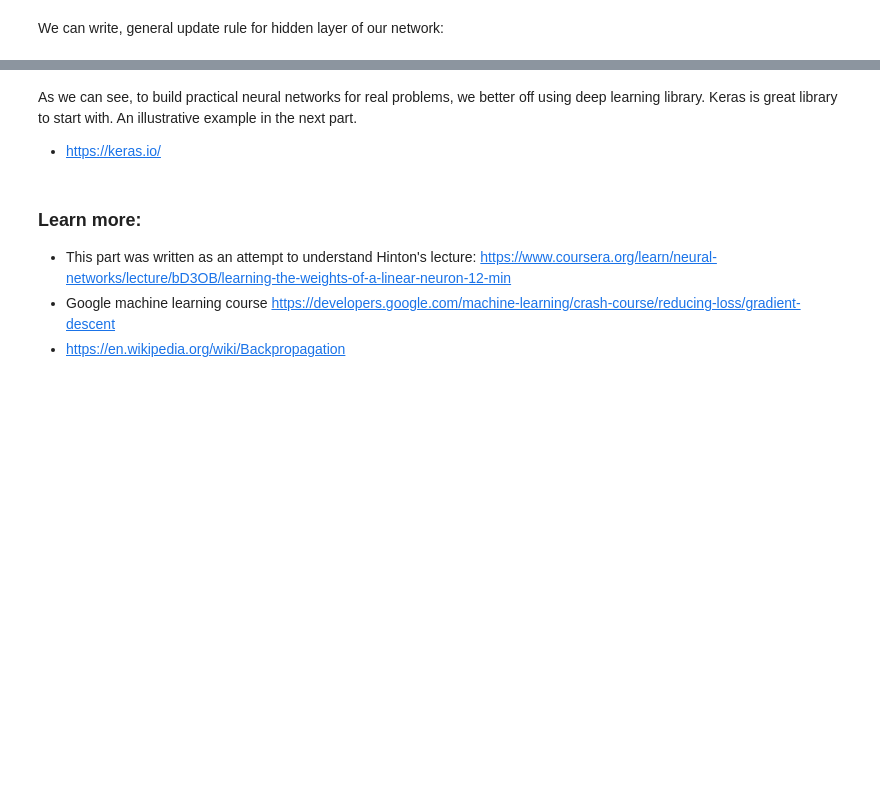
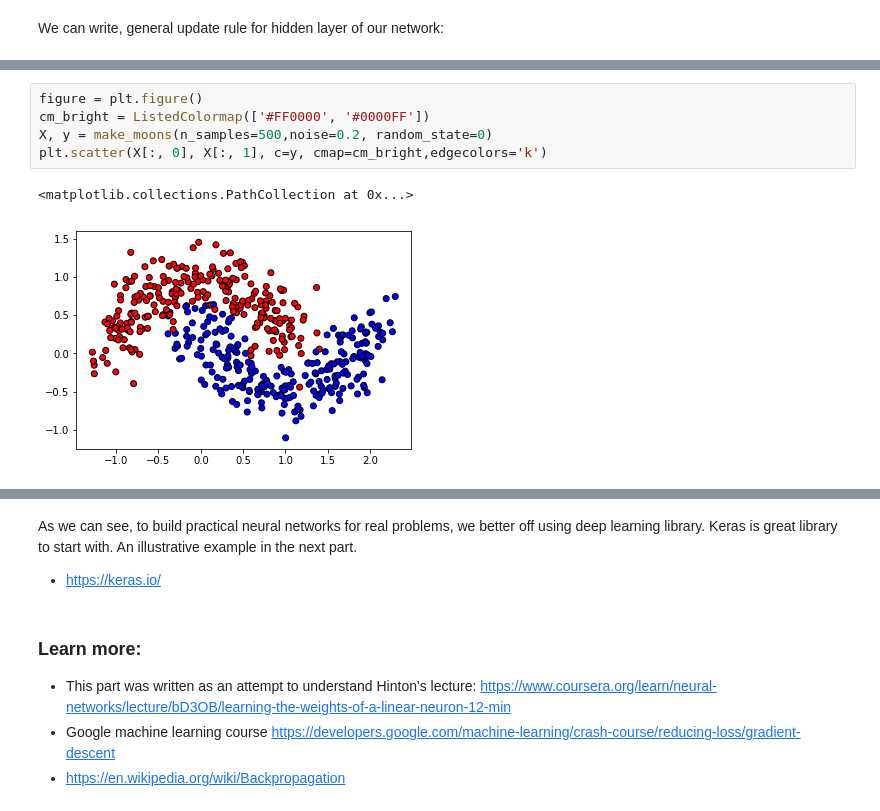
Before and after one commit to naomifridman/Introduction_to_deep_learning, a Jupyter notebook: Deep_Learning_intro_part3_mlp_backpropogation.ipynb, the cells around one changed output, grey strips where cells are left out. Saved outputs shown, nothing was run; the diff lists cells and outputs as text; blank space fills up the shorter version.

```diff
--- a/Deep_Learning_intro_part3_mlp_backpropogation.ipynb
+++ b/Deep_Learning_intro_part3_mlp_backpropogation.ipynb
@@ -396,0 +456,8 @@ In Mini-batch gradient descent we split the training dataset into small batches.
+# %%
+figure = plt.figure()
+cm_bright = ListedColormap(['#FF0000', '#0000FF'])
+X, y = make_moons(n_samples=500,noise=0.2, random_state=0)
+plt.scatter(X[:, 0], X[:, 1], c=y, cmap=cm_bright,edgecolors='k')
+# %% [output]
+<matplotlib.collections.PathCollection at 0x...>
+[figure, added]
```
Also changed, not shown: parts of 106 cells of this notebook, 2 other files.
